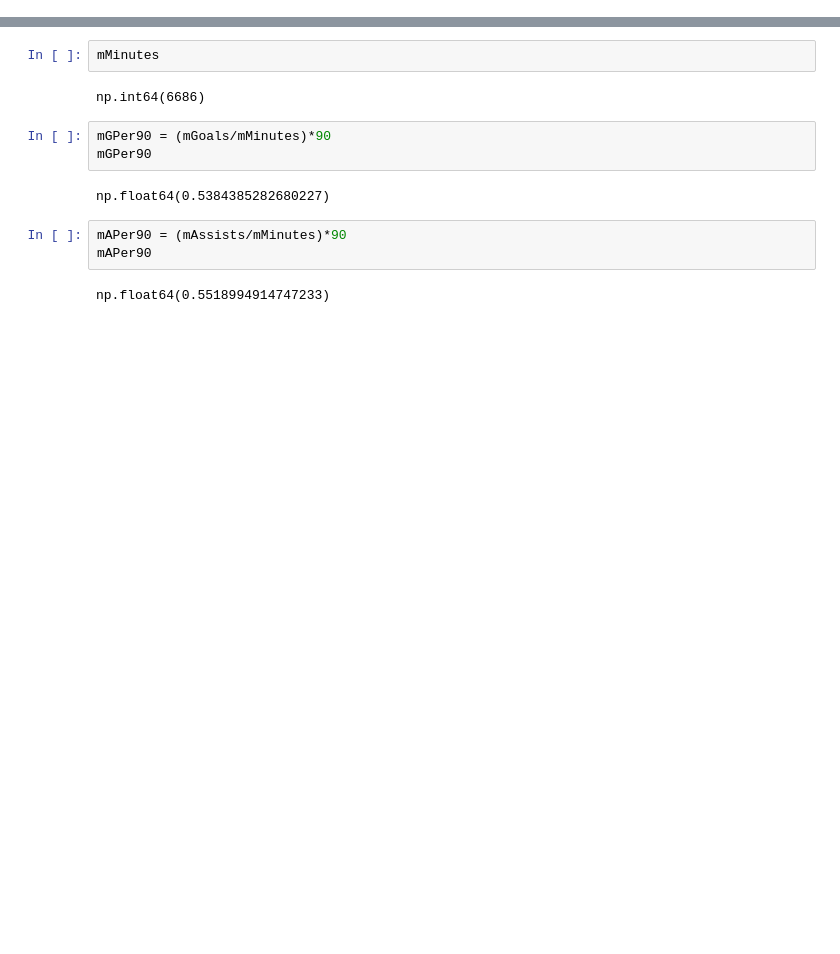
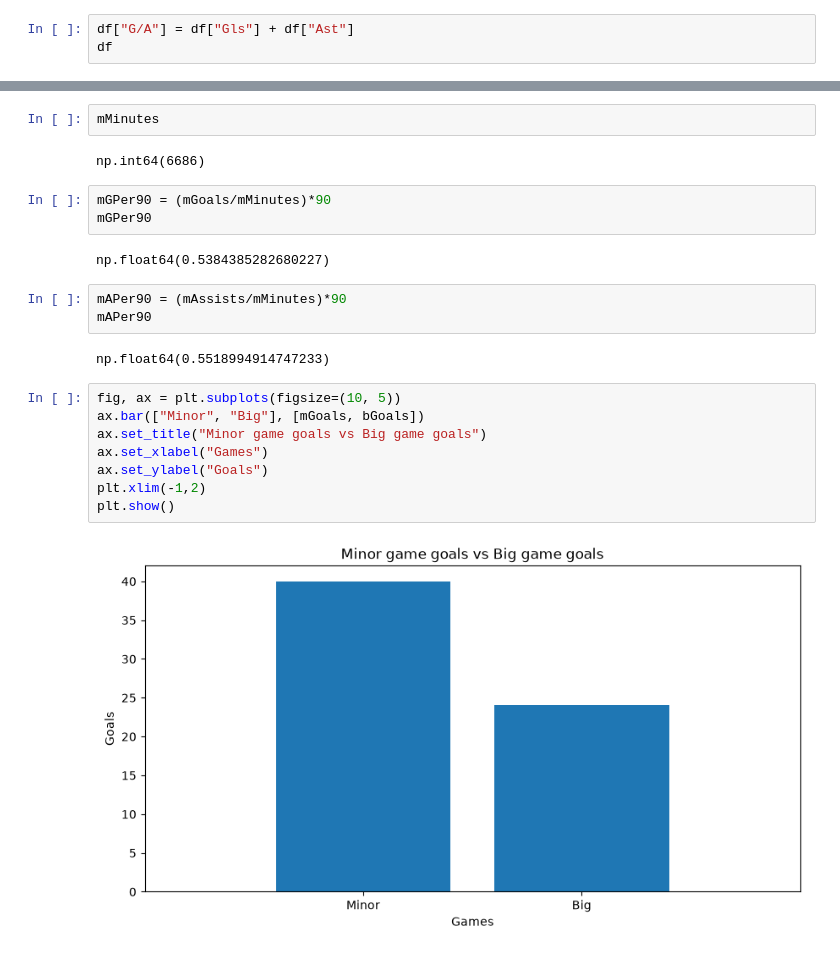
Before and after one commit to polanco04/DataScience, a Jupyter notebook: Practice/new/yamalPerformance/yamalAnalysis.ipynb, the cells around one changed output, grey strips where cells are left out. Saved outputs shown, nothing was run; the diff lists cells and outputs as text; blank space fills up the shorter version.

```diff
--- a/Practice/new/yamalPerformance/yamalAnalysis.ipynb
+++ b/Practice/new/yamalPerformance/yamalAnalysis.ipynb
@@ -542,0 +549,3 @@ df # checking if the column was created and is correct
+# %%
+df["G/A"] = df["Gls"] + df["Ast"]
+df
@@ -636,3 +671,13 @@ mAPer90 = (mAssists/mMinutes)*90
 mAPer90
 # %% [output]
 np.float64(0.5518994914747233)
+# %%
+fig, ax = plt.subplots(figsize=(10, 5))
+ax.bar(["Minor", "Big"], [mGoals, bGoals])
+ax.set_title("Minor game goals vs Big game goals")
+ax.set_xlabel("Games")
+ax.set_ylabel("Goals")
+plt.xlim(-1,2)
+plt.show()
+# %% [output]
+[figure, added]
```
Also changed, not shown: parts of 43 cells of this notebook.
